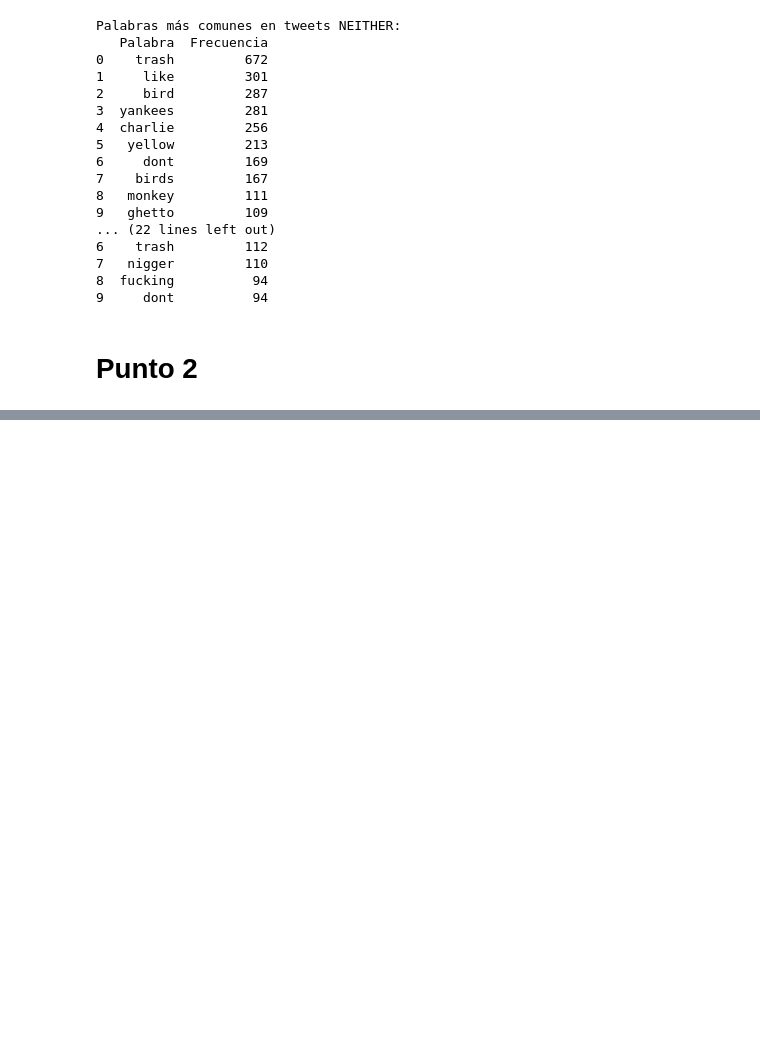
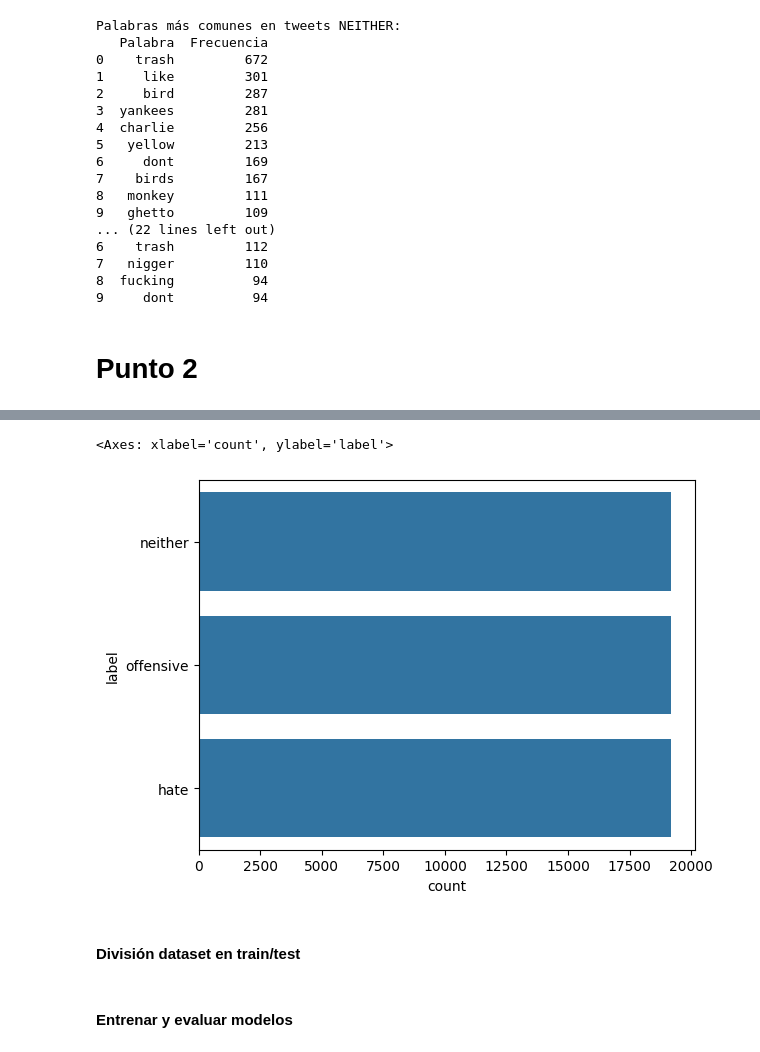
Before and after one commit to JeronimoMarg/tp2_cienciaDeDatos, a Jupyter notebook: TP2.ipynb, the cells around one changed output, grey strips where cells are left out. Saved outputs shown, nothing was run; the diff lists cells and outputs as text; code cells hidden in the pictures; blank space fills up the shorter version.

```diff
--- a/TP2.ipynb
+++ b/TP2.ipynb
@@ -131,0 +218,16 @@ NameError: name 'CountVectorizer' is not defined
+# %%
+# SMOTE para balancear ambos conjuntos de datos
+smote = SMOTE()
+
+# Para BoW
+X_bow_res, y_bow_res = smote.fit_resample(X_bow, y)
+
+# Para TF-IDF
+X_tfidf_res, y_tfidf_res = smote.fit_resample(X_tfidf, y)
+# %%
+sns.countplot(y=y_bow_res)
+# %% [output]
+<Axes: xlabel='count', ylabel='label'>
+[figure, added]
+# %% [markdown]
+#### **División dataset en train/test**
@@ -131,0 +255,2 @@ NameError: name 'CountVectorizer' is not defined
+# %% [markdown]
+#### **Entrenar y evaluar modelos**
```
Also changed, not shown: parts of 24 cells of this notebook, 1 other file.
